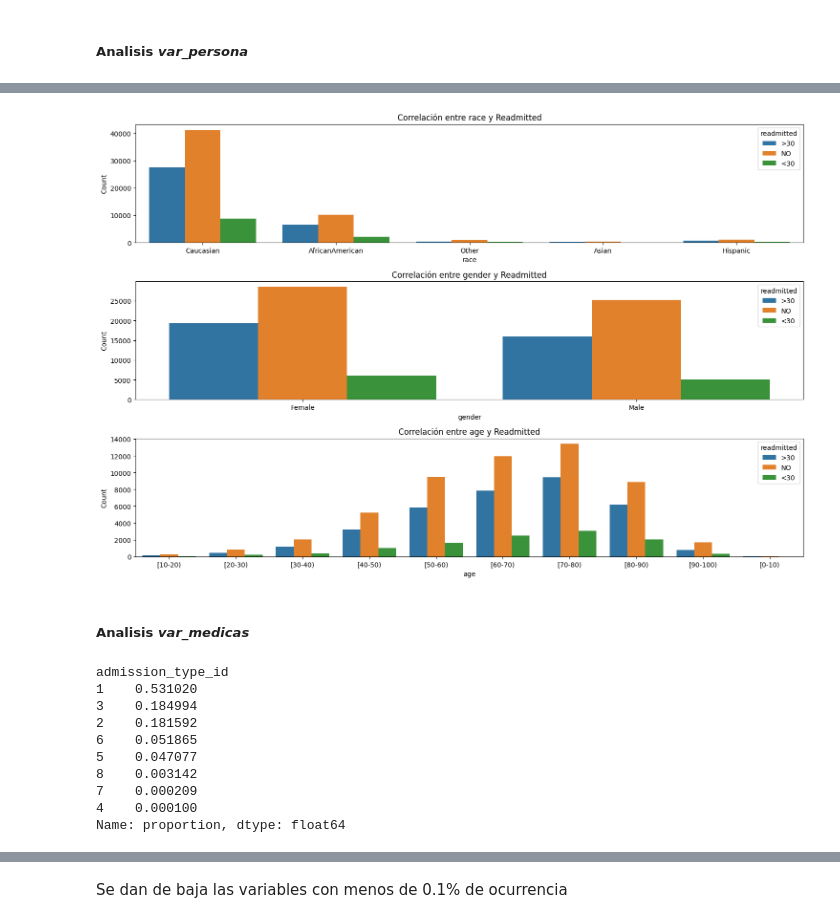
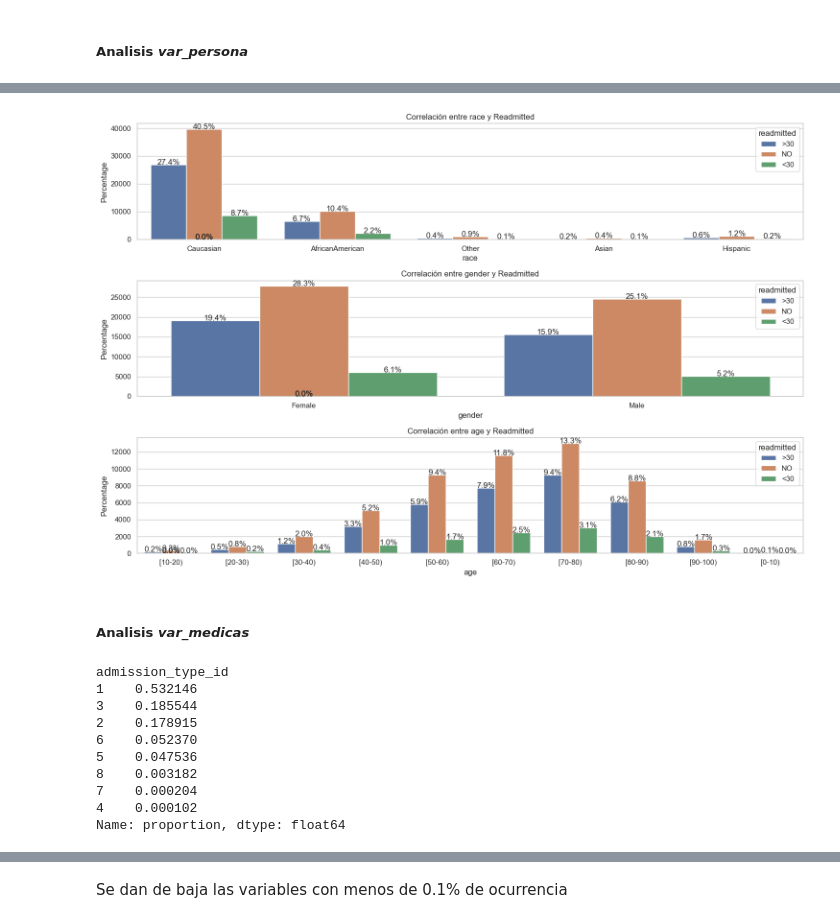
Before and after one commit to MartinMF88/Desafio_Globant_Diabetes, a Jupyter notebook: desafio_globant_diabetes.ipynb, the cells around one changed output, grey strips where cells are left out. Cells and saved outputs as stored; diff of their text form; code cells hidden in the pictures.

```diff
--- a/desafio_globant_diabetes.ipynb
+++ b/desafio_globant_diabetes.ipynb
@@ -112,0 +126,15 @@ Se toma la decisión de eliminar las columnas que presentan más de 80% de regis
+# %%
+sns.set(style="whitegrid")
+plt.figure(figsize=(8, 6))
+ax = sns.countplot(x='readmitted', data=df_diabetes_cleaned)
+
+total = float(len(df_diabetes_cleaned))
+
+for p in ax.patches:
+    height = p.get_height()
+    ax.text(p.get_x() + p.get_width() / 2.,
+            height + 0.5,
+            '{:.2%}'.format(height/total),
+            ha="center")
+
+plt.show()
@@ -112,0 +156,3 @@ Se toma la decisión de eliminar las columnas que presentan más de 80% de regis
+# %%
+readmitted_mapping = {'NO': 1, '>30': 2, '<30': 3}
+df_diabetes_cleaned['readmitted_mapped'] = df_diabetes_cleaned['readmitted'].map(readmitted_mapping)
@@ -349,0 +205,6 @@ Se detecta que hay una correlación de 0.47 entre "num_medications" y "time_in_h
+# %%
+corr_spearman = df_diabetes_cleaned[var_numericas].corr(method='spearman')
+mask = np.triu(np.ones_like(corr_spearman, dtype=bool))
+fig, ax = plt.subplots(figsize=(10, 8))
+sns.heatmap(corr_spearman, annot=True, cmap='coolwarm', ax=ax, mask=mask)
+plt.show()
@@ -416,2 +283,2 @@ Se elimina la row 'Unknown/Invalid' ya que no aporta información y son solament
 # %%
-df_diabetes = df_diabetes.drop(df_diabetes[df_diabetes['gender'] == 'Unknown/Invalid'].index)
+df_diabetes_cleaned = df_diabetes_cleaned.drop(df_diabetes_cleaned[df_diabetes_cleaned['gender'] == 'Unknown/Invalid'].index)
@@ -440,33 +285,38 @@ Name: proportion, dtype: float64
 # %%
 plt.figure(figsize=(15, 10))
 
 for var in var_persona:
     plt.subplot(3, 1, var_persona.index(var) + 1)
-    sns.countplot(x=var, hue='readmitted', data=df_diabetes, dodge=True)  # Ajuste: dodge=True
+    ax = sns.countplot(x=var, hue='readmitted', data=df_diabetes_cleaned, dodge=True)
     plt.title(f'Correlación entre {var} y Readmitted')
     plt.xlabel(var)
-    plt.ylabel('Count')
+    plt.ylabel('Percentage')
+
+    total = len(df_diabetes_cleaned[var])
+    for p in ax.patches:
+        height = p.get_height()
+        ax.text(p.get_x() + p.get_width() / 2., height + 3, f'{height / total:.1%}', ha="center")
 
 plt.tight_layout()
 plt.show()
 # %% [output]
-[figure, old version]
+[figure, new version]
 # %% [markdown]
 ##### Analisis *var_medicas*
 # %%
 var_medicas = ['admission_type_id', 'discharge_disposition_id', 'admission_source_id', 'diag_1', 'diag_2', 'diag_3']
 # %%
-df_diabetes['admission_type_id'].value_counts(normalize=True)
+df_diabetes_cleaned['admission_type_id'].value_counts(normalize=True)
 # %% [output]
 admission_type_id
-1    0.531020
-3    0.184994
-2    0.181592
-6    0.051865
-5    0.047077
-8    0.003142
-7    0.000209
-4    0.000100
+1    0.532146
+3    0.185544
+2    0.178915
+6    0.052370
+5    0.047536
+8    0.003182
+7    0.000204
+4    0.000102
 Name: proportion, dtype: float64
 # %%
 plt.figure(figsize=(8, 6))
```
Also changed, not shown: parts of 270 cells of this notebook, 2 other files.
